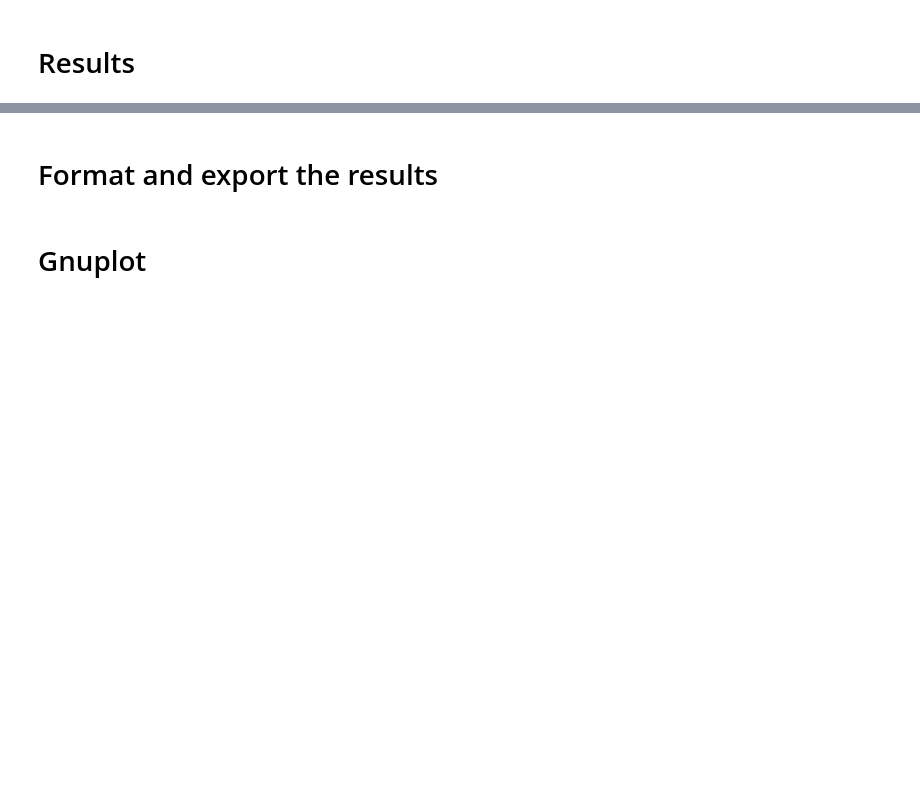
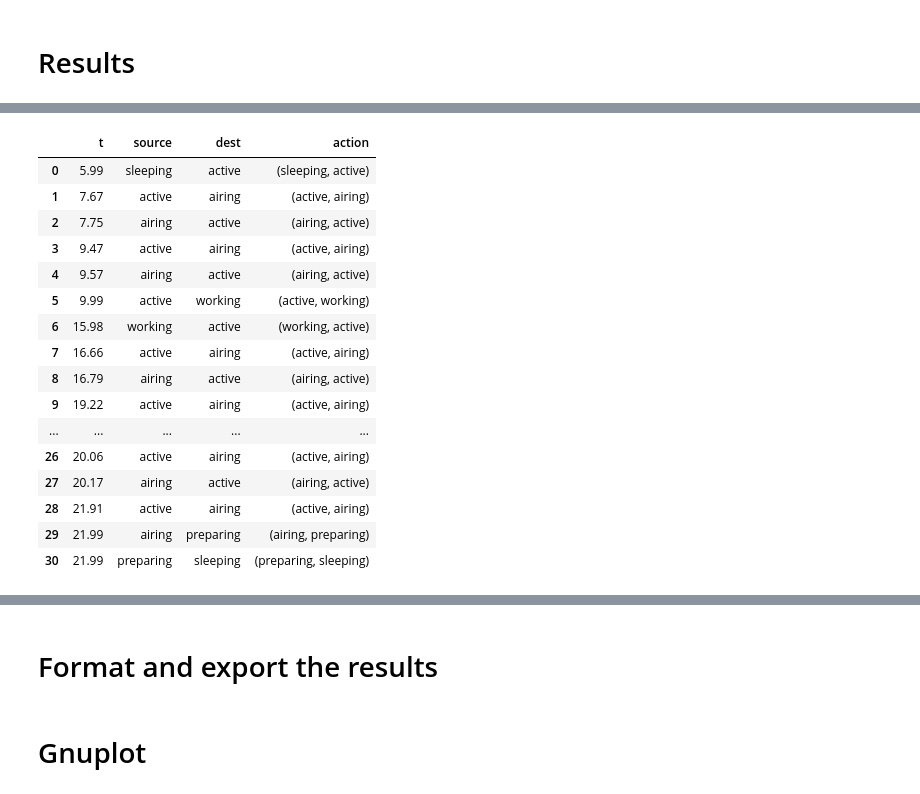
Before and after one commit to PrinzAndreas/ModellingProgramming, a Jupyter notebook: ModelDescriptions/RoomModelPython/main.ipynb, the cells around one changed output, grey strips where cells are left out. Drawn from its saved outputs; the diff is of its cells as text; code cells hidden in the pictures; blank space fills up the shorter version.

```diff
--- a/ModelDescriptions/RoomModelPython/main.ipynb
+++ b/ModelDescriptions/RoomModelPython/main.ipynb
@@ -49,0 +69,21 @@ if results is not None:
+# %%
+import pandas as pd
+pd.DataFrame(fsm.logs)
+# %% [output]
+|  | t | source | dest | action |
+| 0 | 5.99 | sleeping | active | (sleeping, active) |
+| 1 | 7.67 | active | airing | (active, airing) |
+| 2 | 7.75 | airing | active | (airing, active) |
+| 3 | 9.47 | active | airing | (active, airing) |
+| 4 | 9.57 | airing | active | (airing, active) |
+| 5 | 9.99 | active | working | (active, working) |
+| 6 | 15.98 | working | active | (working, active) |
+| 7 | 16.66 | active | airing | (active, airing) |
+| 8 | 16.79 | airing | active | (airing, active) |
+| 9 | 19.22 | active | airing | (active, airing) |
+| ... | ... | ... | ... | ... |
+| 26 | 20.06 | active | airing | (active, airing) |
+| 27 | 20.17 | airing | active | (airing, active) |
+| 28 | 21.91 | active | airing | (active, airing) |
+| 29 | 21.99 | airing | preparing | (airing, preparing) |
+| 30 | 21.99 | preparing | sleeping | (preparing, sleeping) |
```
Also changed, not shown: parts of 11 cells of this notebook, 14 other files.
